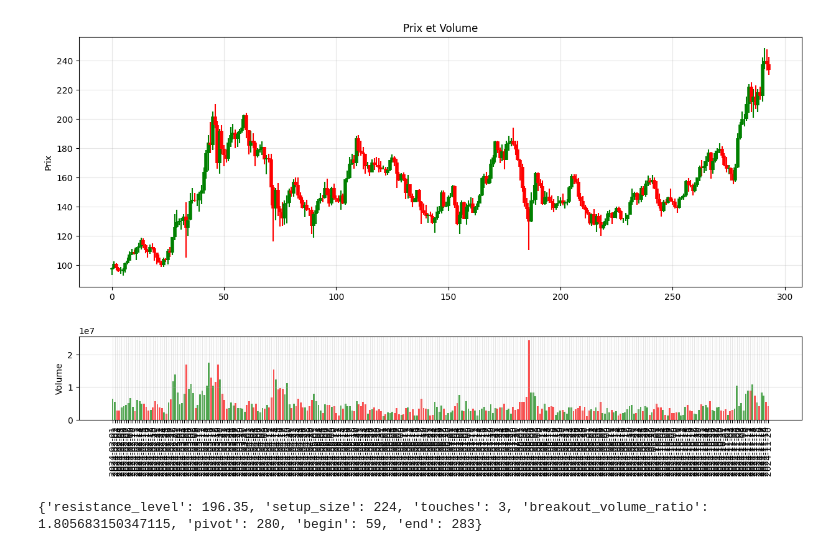
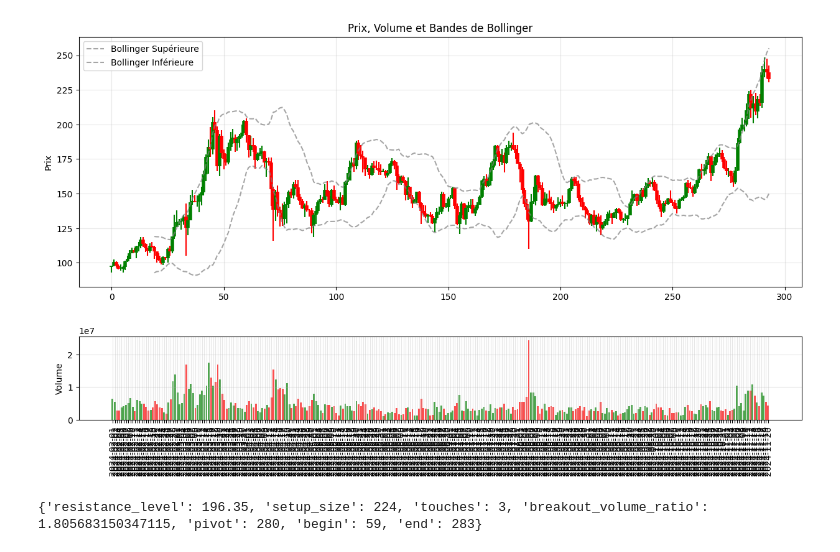
Before and after one commit to Romathonat/MTAL, a Jupyter notebook: notebooks/froment.ipynb, the cells around one changed output. Drawn from its saved outputs; the diff is of its cells as text; code cells hidden in the pictures.

```diff
--- a/notebooks/froment.ipynb
+++ b/notebooks/froment.ipynb
@@ -1,28 +1,30 @@
 # %%
 from src.mtal.data_collect import (
     get_pair_df,
     get_spot_pairs,
     get_stock_data,
     get_ticker_names,
 )
+from src.mtal.analysis import compute_BB
 from src.mtal.dataviz import plot_price_history
 import polars as pl
 
 df = get_pair_df(
             pair="SOLUSDT",
             # pair="TRXUSDT",
             # pair="DOGEUSDT",
             # pair="WIFUSDT",
             # pair="AAVEUSDT",
             limit=300,
             frequency="1d",
             # start_time="01/05/24",
             start_time="01/02/24",
         )
 df = df.with_columns(pl.Series(name="idx", values=range(len(df))))
+df = compute_BB(df)
 plot_price_history(df, limit=len(df))
 # %% [output]
-[figure, old version]
+[figure, new version]
 # %%
 df = df[:-10]
 # %%
```
Also changed, not shown: 9 other files.
